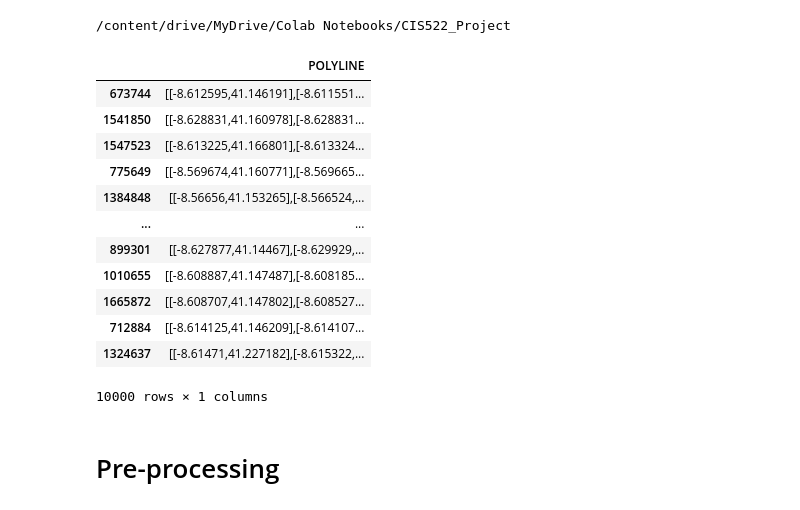
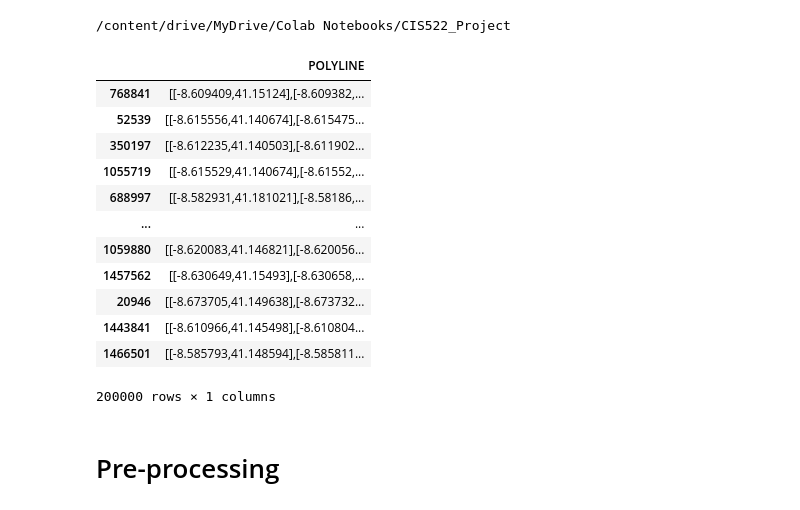
Before and after one commit to GaoDeBuChou/Swin-Transformer-based-Model-for-Trajectory-Prediction, a Jupyter notebook: experiments.ipynb, the cells around one changed output. Drawn from its saved outputs; the diff is of its cells as text; code cells hidden in the pictures.

```diff
--- a/experiments.ipynb
+++ b/experiments.ipynb
@@ -33,27 +31,28 @@ train = pd.read_csv("data/train.csv")
 # %%
+train = pd.read_csv("data/train.csv")
+
 # Filter missing data and useless columns
 train = train[train["MISSING_DATA"] == False]
-train = train[train["POLYLINE"].map(len) > 1]
-train = train[train["POLYLINE"] != "[]"]
+train = train[train["POLYLINE"].map(len) > 1100]
 train = train[["POLYLINE"]]
-# Choose 10000 rows randomly from dataset to run
-train_1 = train.sample(10000, random_state=2023)
+# Choose 200000 rows randomly from dataset to run
+train_1 = train.sample(200000, random_state=2023)
 
 train_1
 # %% [output]
 |  | POLYLINE |
-| 673744 | [[-8.612595,41.146191],[-8.611551... |
-| 1541850 | [[-8.628831,41.160978],[-8.628831... |
-| 1547523 | [[-8.613225,41.166801],[-8.613324... |
-| 775649 | [[-8.569674,41.160771],[-8.569665... |
-| 1384848 | [[-8.56656,41.153265],[-8.566524,... |
+| 768841 | [[-8.609409,41.15124],[-8.609382,... |
+| 52539 | [[-8.615556,41.140674],[-8.615475... |
+| 350197 | [[-8.612235,41.140503],[-8.611902... |
+| 1055719 | [[-8.615529,41.140674],[-8.61552,... |
+| 688997 | [[-8.582931,41.181021],[-8.58186,... |
 | ... | ... |
-| 899301 | [[-8.627877,41.14467],[-8.629929,... |
-| 1010655 | [[-8.608887,41.147487],[-8.608185... |
-| 1665872 | [[-8.608707,41.147802],[-8.608527... |
-| 712884 | [[-8.614125,41.146209],[-8.614107... |
-| 1324637 | [[-8.61471,41.227182],[-8.615322,... |
+| 1059880 | [[-8.620083,41.146821],[-8.620056... |
+| 1457562 | [[-8.630649,41.15493],[-8.630658,... |
+| 20946 | [[-8.673705,41.149638],[-8.673732... |
+| 1443841 | [[-8.610966,41.145498],[-8.610804... |
+| 1466501 | [[-8.585793,41.148594],[-8.585811... |
-10000 rows × 1 columns
+200000 rows × 1 columns
 # %% [markdown]
 # Pre-processing
 # %%
```
Also changed, not shown: parts of 27 cells of this notebook.
